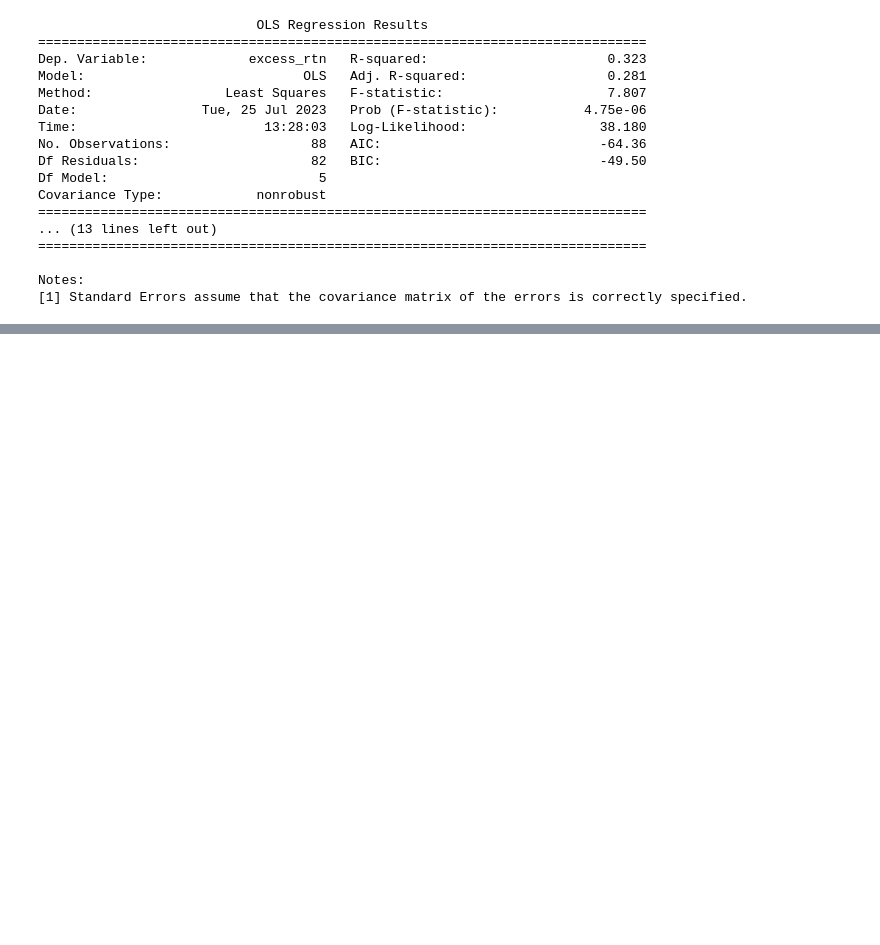
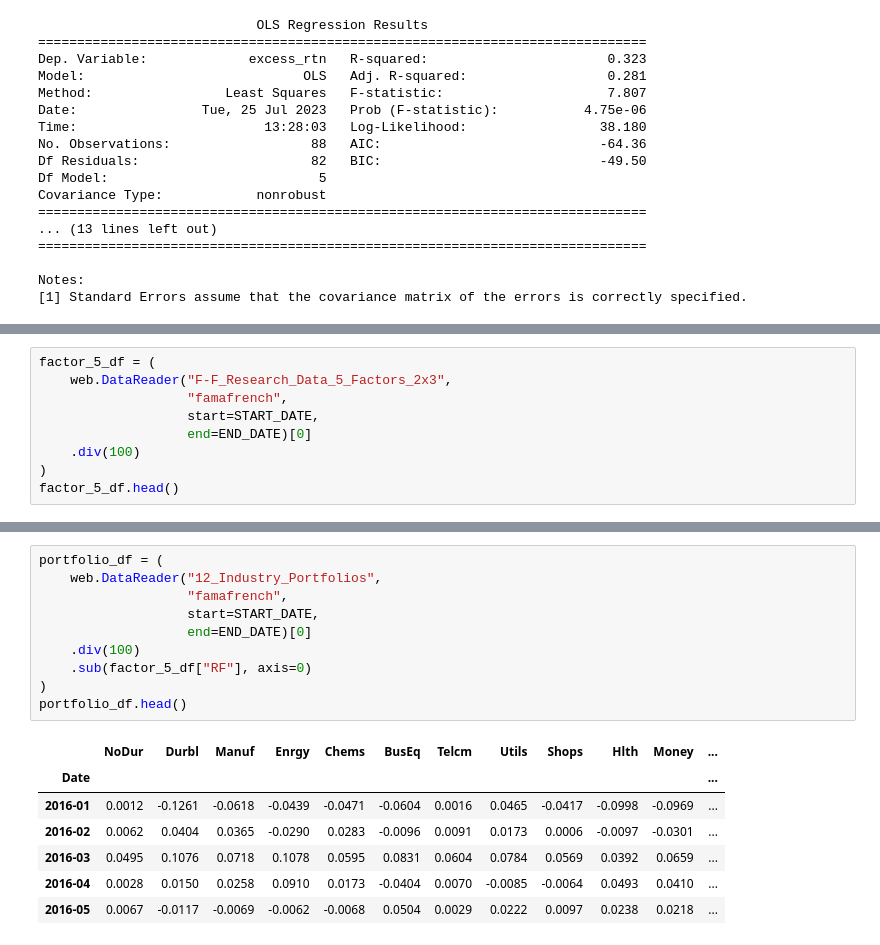
Before and after one commit to AmirGhnbr/multi_factor_models, a Jupyter notebook: multi_factor_models.ipynb, the cells around one changed output, grey strips where cells are left out. Drawn from its saved outputs; the diff is of its cells as text; blank space fills up the shorter version.

```diff
--- a/multi_factor_models.ipynb
+++ b/multi_factor_models.ipynb
@@ -574,0 +581,9 @@ Notes:
+# %%
+factor_5_df = (
+    web.DataReader("F-F_Research_Data_5_Factors_2x3",
+                   "famafrench",
+                   start=START_DATE,
+                   end=END_DATE)[0]
+    .div(100)
+)
+factor_5_df.head()
@@ -574,0 +598,18 @@ Notes:
+# %%
+portfolio_df = (
+    web.DataReader("12_Industry_Portfolios",
+                   "famafrench",
+                   start=START_DATE,
+                   end=END_DATE)[0]
+    .div(100)
+    .sub(factor_5_df["RF"], axis=0)
+)
+portfolio_df.head()
+# %% [output]
+|  | NoDur | Durbl | Manuf | Enrgy | Chems | BusEq | Telcm | Utils | Shops | Hlth | Money | ... |
+| Date |  |  |  |  |  |  |  |  |  |  |  | ... |
+| 2016-01 | 0.0012 | -0.1261 | -0.0618 | -0.0439 | -0.0471 | -0.0604 | 0.0016 | 0.0465 | -0.0417 | -0.0998 | -0.0969 | ... |
+| 2016-02 | 0.0062 | 0.0404 | 0.0365 | -0.0290 | 0.0283 | -0.0096 | 0.0091 | 0.0173 | 0.0006 | -0.0097 | -0.0301 | ... |
+| 2016-03 | 0.0495 | 0.1076 | 0.0718 | 0.1078 | 0.0595 | 0.0831 | 0.0604 | 0.0784 | 0.0569 | 0.0392 | 0.0659 | ... |
+| 2016-04 | 0.0028 | 0.0150 | 0.0258 | 0.0910 | 0.0173 | -0.0404 | 0.0070 | -0.0085 | -0.0064 | 0.0493 | 0.0410 | ... |
+| 2016-05 | 0.0067 | -0.0117 | -0.0069 | -0.0062 | -0.0068 | 0.0504 | 0.0029 | 0.0222 | 0.0097 | 0.0238 | 0.0218 | ... |
```
Also changed, not shown: parts of 7 cells of this notebook.
